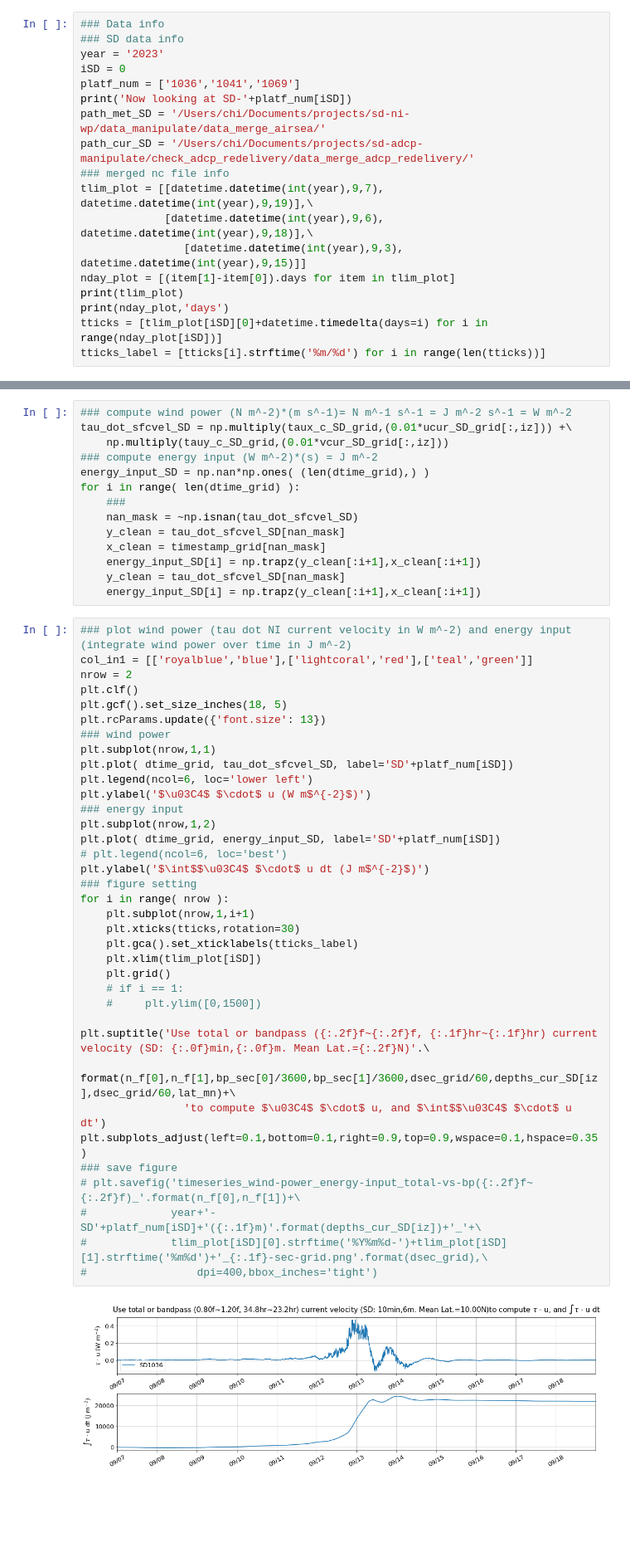
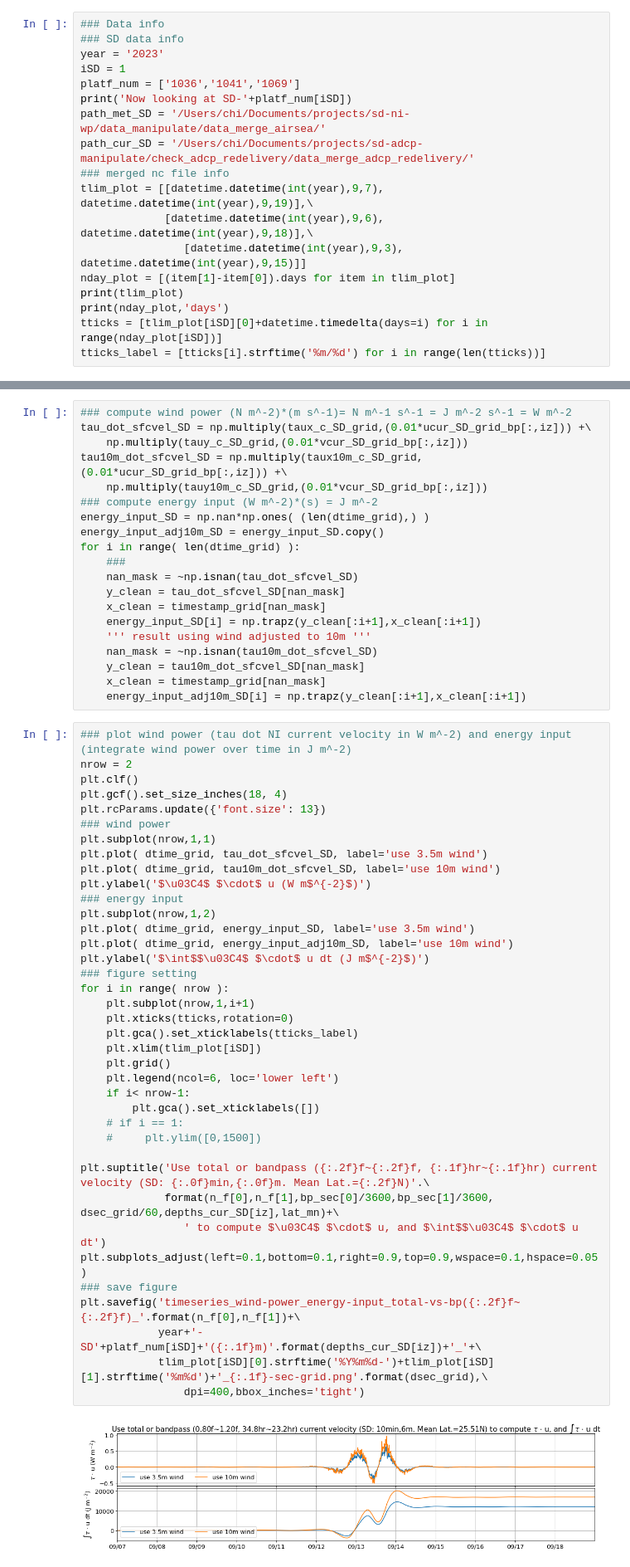
Before and after one commit to nanhsunchi/sd-ni-wp, a Jupyter notebook: HU_LEE/compute_wind_power_input_SD_HU_LEE.ipynb, the cells around one changed output, grey strips where cells are left out. Shown at 83% size. Drawn from its saved outputs; the diff is of its cells as text; blank space fills up the shorter version.

```diff
--- a/HU_LEE/compute_wind_power_input_SD_HU_LEE.ipynb
+++ b/HU_LEE/compute_wind_power_input_SD_HU_LEE.ipynb
@@ -38,7 +38,7 @@ from values_to_colors import values_to_rgba
 ### Data info
 ### SD data info
 year = '2023'
-iSD = 0
+iSD = 1
 platf_num = ['1036','1041','1069']
 print('Now looking at SD-'+platf_num[iSD])
 path_met_SD = '/Users/chi/Documents/projects/sd-ni-wp/data_manipulate/data_merge_airsea/'
@@ -303,55 +330,63 @@ plt.subplots_adjust(left=0.1,bottom=0.1,right=0.9,top=0.9,wspace=0.1,hspace=0.35
 # %%
 ### compute wind power (N m^-2)*(m s^-1)= N m^-1 s^-1 = J m^-2 s^-1 = W m^-2
-tau_dot_sfcvel_SD = np.multiply(taux_c_SD_grid,(0.01*ucur_SD_grid[:,iz])) +\
-    np.multiply(tauy_c_SD_grid,(0.01*vcur_SD_grid[:,iz]))
+tau_dot_sfcvel_SD = np.multiply(taux_c_SD_grid,(0.01*ucur_SD_grid_bp[:,iz])) +\
+    np.multiply(tauy_c_SD_grid,(0.01*vcur_SD_grid_bp[:,iz]))
+tau10m_dot_sfcvel_SD = np.multiply(taux10m_c_SD_grid,(0.01*ucur_SD_grid_bp[:,iz])) +\
+    np.multiply(tauy10m_c_SD_grid,(0.01*vcur_SD_grid_bp[:,iz]))
 ### compute energy input (W m^-2)*(s) = J m^-2
 energy_input_SD = np.nan*np.ones( (len(dtime_grid),) )
+energy_input_adj10m_SD = energy_input_SD.copy()
 for i in range( len(dtime_grid) ):
     ###
     nan_mask = ~np.isnan(tau_dot_sfcvel_SD)
     y_clean = tau_dot_sfcvel_SD[nan_mask]
     x_clean = timestamp_grid[nan_mask]
     energy_input_SD[i] = np.trapz(y_clean[:i+1],x_clean[:i+1])
-    y_clean = tau_dot_sfcvel_SD[nan_mask]
-    energy_input_SD[i] = np.trapz(y_clean[:i+1],x_clean[:i+1])
+    ''' result using wind adjusted to 10m '''
+    nan_mask = ~np.isnan(tau10m_dot_sfcvel_SD)
+    y_clean = tau10m_dot_sfcvel_SD[nan_mask]
+    x_clean = timestamp_grid[nan_mask]
+    energy_input_adj10m_SD[i] = np.trapz(y_clean[:i+1],x_clean[:i+1])
 # %%
 ### plot wind power (tau dot NI current velocity in W m^-2) and energy input (integrate wind power over time in J m^-2)
-col_in1 = [['royalblue','blue'],['lightcoral','red'],['teal','green']]
 nrow = 2
 plt.clf()
-plt.gcf().set_size_inches(18, 5)
+plt.gcf().set_size_inches(18, 4)
 plt.rcParams.update({'font.size': 13})
 ### wind power
 plt.subplot(nrow,1,1)
-plt.plot( dtime_grid, tau_dot_sfcvel_SD, label='SD'+platf_num[iSD])
-plt.legend(ncol=6, loc='lower left')
+plt.plot( dtime_grid, tau_dot_sfcvel_SD, label='use 3.5m wind')
+plt.plot( dtime_grid, tau10m_dot_sfcvel_SD, label='use 10m wind')
 plt.ylabel('$\u03C4$ $\cdot$ u (W m$^{-2}$)')
 ### energy input
 plt.subplot(nrow,1,2)
-plt.plot( dtime_grid, energy_input_SD, label='SD'+platf_num[iSD])
-# plt.legend(ncol=6, loc='best')
+plt.plot( dtime_grid, energy_input_SD, label='use 3.5m wind')
+plt.plot( dtime_grid, energy_input_adj10m_SD, label='use 10m wind')
 plt.ylabel('$\int$$\u03C4$ $\cdot$ u dt (J m$^{-2}$)')
 ### figure setting
 for i in range( nrow ):
     plt.subplot(nrow,1,i+1)
-    plt.xticks(tticks,rotation=30)
+    plt.xticks(tticks,rotation=0)
     plt.gca().set_xticklabels(tticks_label)
     plt.xlim(tlim_plot[iSD])
     plt.grid()
+    plt.legend(ncol=6, loc='lower left')
+    if i< nrow-1:
+        plt.gca().set_xticklabels([])
     # if i == 1:
     #     plt.ylim([0,1500])
 
 plt.suptitle('Use total or bandpass ({:.2f}f~{:.2f}f, {:.1f}hr~{:.1f}hr) current velocity (SD: {:.0f}min,{:.0f}m. Mean Lat.={:.2f}N)'.\
-             format(n_f[0],n_f[1],bp_sec[0]/3600,bp_sec[1]/3600,dsec_grid/60,depths_cur_SD[iz],dsec_grid/60,lat_mn)+\
-                'to compute $\u03C4$ $\cdot$ u, and $\int$$\u03C4$ $\cdot$ u dt')
-plt.subplots_adjust(left=0.1,bottom=0.1,right=0.9,top=0.9,wspace=0.1,hspace=0.35)
+             format(n_f[0],n_f[1],bp_sec[0]/3600,bp_sec[1]/3600, dsec_grid/60,depths_cur_SD[iz],lat_mn)+\
+                ' to compute $\u03C4$ $\cdot$ u, and $\int$$\u03C4$ $\cdot$ u dt')
+plt.subplots_adjust(left=0.1,bottom=0.1,right=0.9,top=0.9,wspace=0.1,hspace=0.05)
 ### save figure
-# plt.savefig('timeseries_wind-power_energy-input_total-vs-bp({:.2f}f~{:.2f}f)_'.format(n_f[0],n_f[1])+\
-#             year+'-SD'+platf_num[iSD]+'({:.1f}m)'.format(depths_cur_SD[iz])+'_'+\
-#             tlim_plot[iSD][0].strftime('%Y%m%d-')+tlim_plot[iSD][1].strftime('%m%d')+'_{:.1f}-sec-grid.png'.format(dsec_grid),\
-#                 dpi=400,bbox_inches='tight')
+plt.savefig('timeseries_wind-power_energy-input_total-vs-bp({:.2f}f~{:.2f}f)_'.format(n_f[0],n_f[1])+\
+            year+'-SD'+platf_num[iSD]+'({:.1f}m)'.format(depths_cur_SD[iz])+'_'+\
+            tlim_plot[iSD][0].strftime('%Y%m%d-')+tlim_plot[iSD][1].strftime('%m%d')+'_{:.1f}-sec-grid.png'.format(dsec_grid),\
+                dpi=400,bbox_inches='tight')
 # %% [output]
-[figure, old version]
+[figure, new version]
 # %%
 print('=== results by bandpass '+year+'-SD'+platf_num[iSD]+' {:.0f}m current velocity at {:.2f}f~{:.2f}f band: ==='.format(depths_cur_SD[iz],n_f[0],n_f[1]))
 if platf_num[iSD] == '1069':
```
Also changed, not shown: parts of 9 cells of this notebook, 7 other files.
